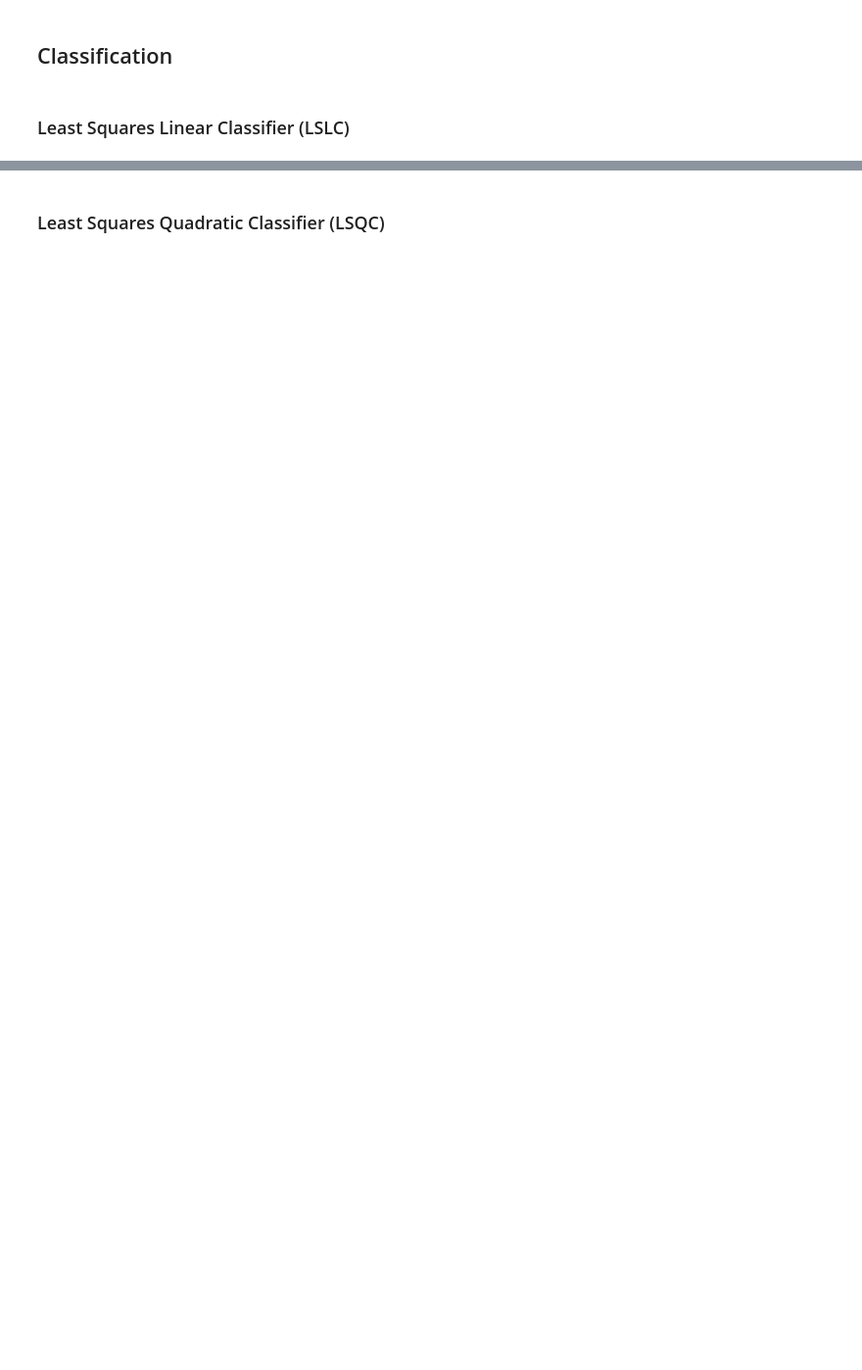
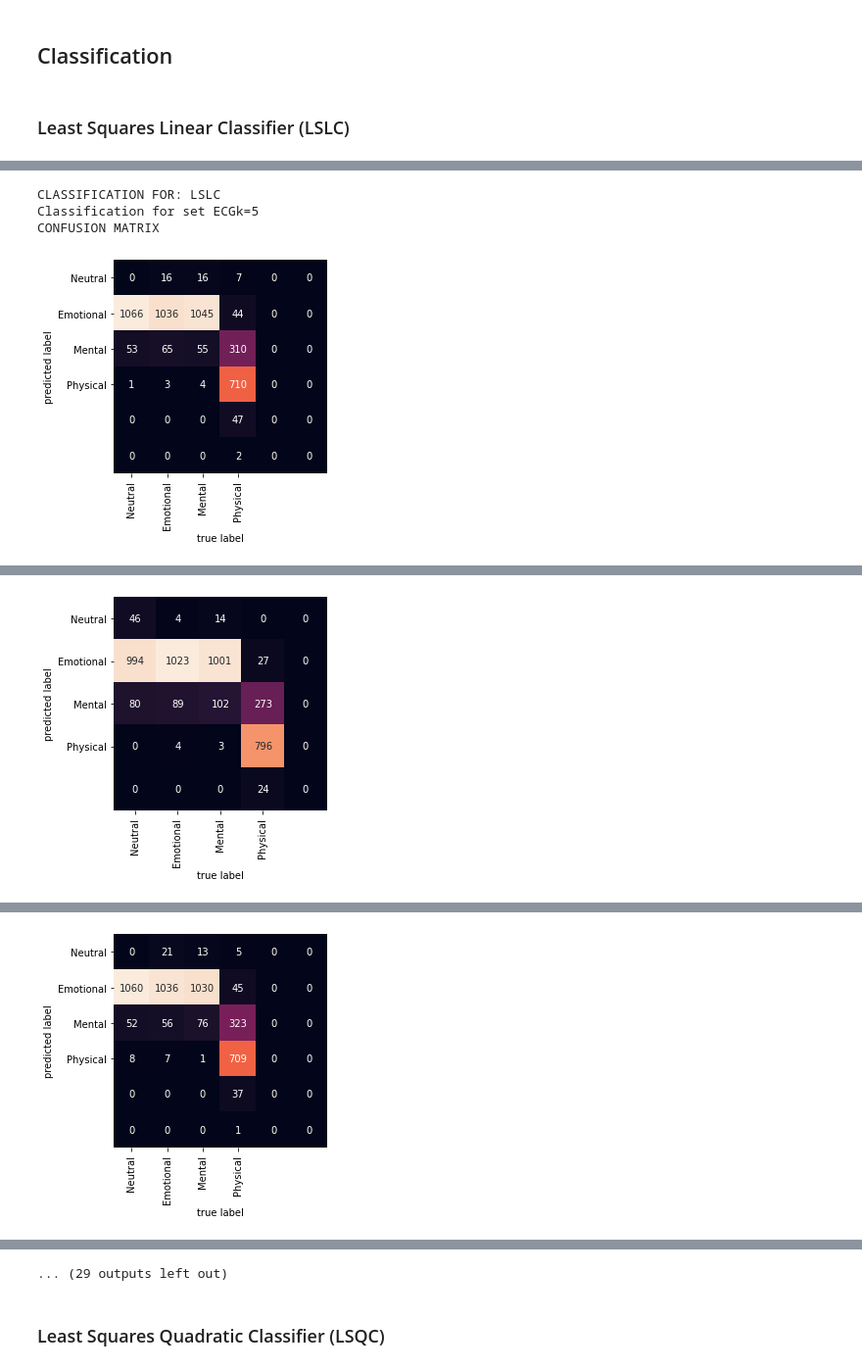
Before and after one commit to xaviersantos/dm, a Jupyter notebook: project/final_project.ipynb, the cells around one changed output, grey strips where cells are left out. Shown at 98% size. Drawn from its saved outputs; the diff is of its cells as text; code cells hidden in the pictures; blank space fills up the shorter version.

Commit message:
LSLS & LSQC CONFUSION MATRIX

```diff
--- a/project/final_project.ipynb
+++ b/project/final_project.ipynb
@@ -159,7 +144,7 @@ def get_confusion_matrix(y_pred):
                 yticklabels=['Neutral','Emotional','Mental','Physical'])
     plt.xlabel('true label')
     plt.ylabel('predicted label');
-    hm
+    plt.show()
 # %%
 def get_classification_report(y_pred):
     print("CLASSIFICATION REPORT")
@@ -198,6 +183,8 @@ Feature_Set = {"ECG":df_ECG,"TEB":df_TEB,"ARM":df_EDA_arm,"HAND":df_EDA_hand}
 #N_max.append(X_ECG.shape[1])
  #######removed 40 just for faster testing
 report = {}
+cv = cv = KFold(n_splits=40, random_state=1, shuffle=True)
+
 # Each combination is ranked using the mean squared error of a LSLC measured using the design set.
 for f_set in Feature_Set:
     estimator = LogisticRegression(solver = "liblinear", C = 6, tol = 1, fit_intercept = True)
@@ -207,14 +194,13 @@ for f_set in Feature_Set:
     chosen_feats = []
     cvscore = []
 
-
     # for each of the N_max we'll select the best features usig a Genetic Algorithm
     for k in N_max:
 
         print("\nFinding features whith a N_max = " + str(k) + " for set of features " + f_set +"...")
 
         selector = GeneticSelectionCV(estimator,
-                                    cv = n_subject,
+                                    cv = cv,
                                     verbose = 0,
                                     scoring = "accuracy",
                                     max_features = k,
@@ -299,0 +271,28 @@ Wall time: 6.27 s
+# %%
+%%time
+
+reg_linear = LinearRegression()
+
+# k is the number of subjects available in the design database: 40 subjects
+k = n_subject
+
+print("CLASSIFICATION FOR: LSLC")
+for f_set in Feature_Set:
+    for k in N_max:
+        print("Classification for set "+ f_set +"k="+str(k))
+
+        X_selected = X[report[f_set][k]["Chosen Feats"]]
+
+        y_lstsq = y
+        np.linalg.lstsq(X_selected, y_lstsq)
+
+        # cross validation
+        y_pred = cross_val_predict(reg_linear, X_selected, y_lstsq, cv=cv)
+        get_confusion_matrix(y_pred.round())
+        #get_classification_report(y_pred.round())
+        %time
+# %% [output]
+CLASSIFICATION FOR: LSLC
+Classification for set ECGk=5
+CONFUSION MATRIX
+[figure, added]
@@ -299,0 +303 @@ Wall time: 6.27 s
+[figure, added]
@@ -299,0 +308 @@ Wall time: 6.27 s
+[figure, added]
@@ -300,2 +324,3 @@ Wall time: 6.27 s
+... (29 outputs left out)
 # %% [markdown]
 ### Least Squares Quadratic Classifier (LSQC)
```
Also changed, not shown: parts of 13 cells of this notebook.
